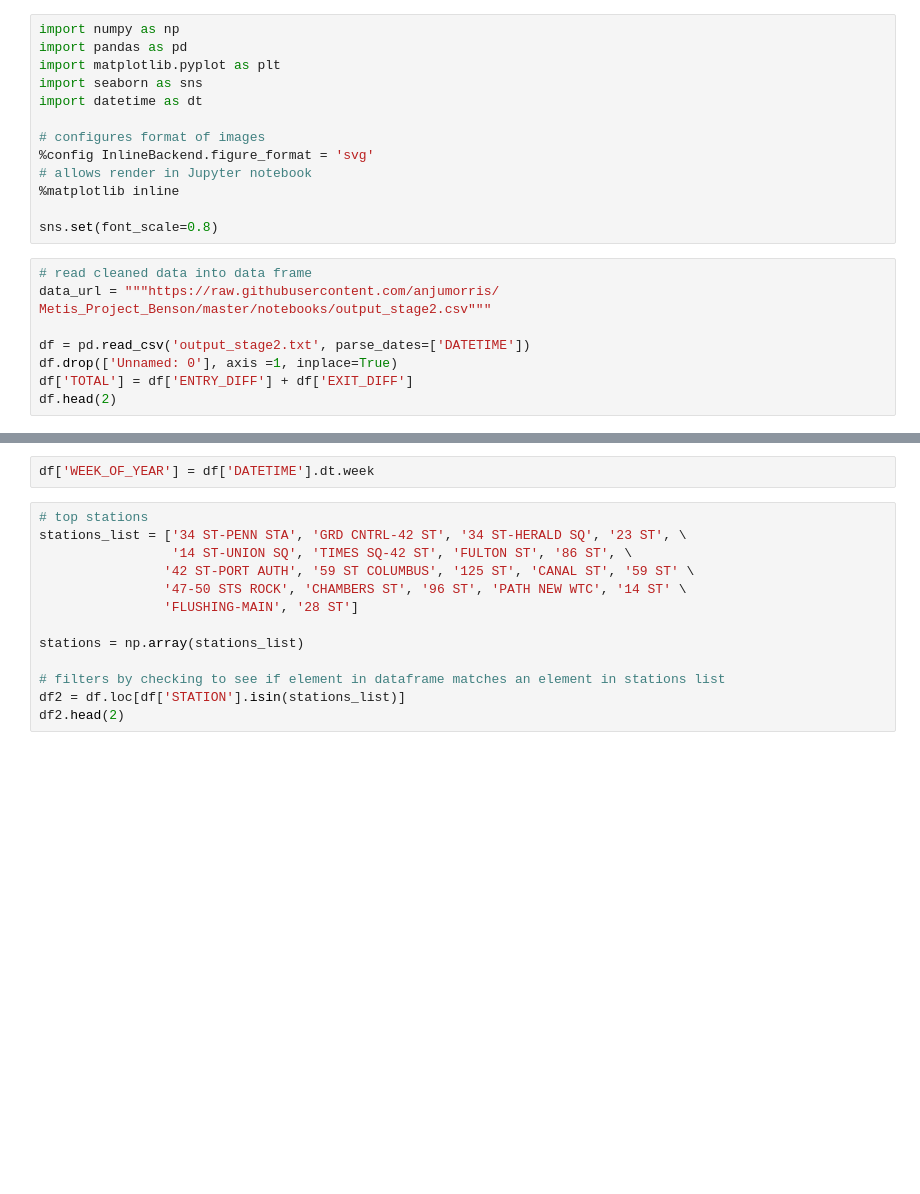
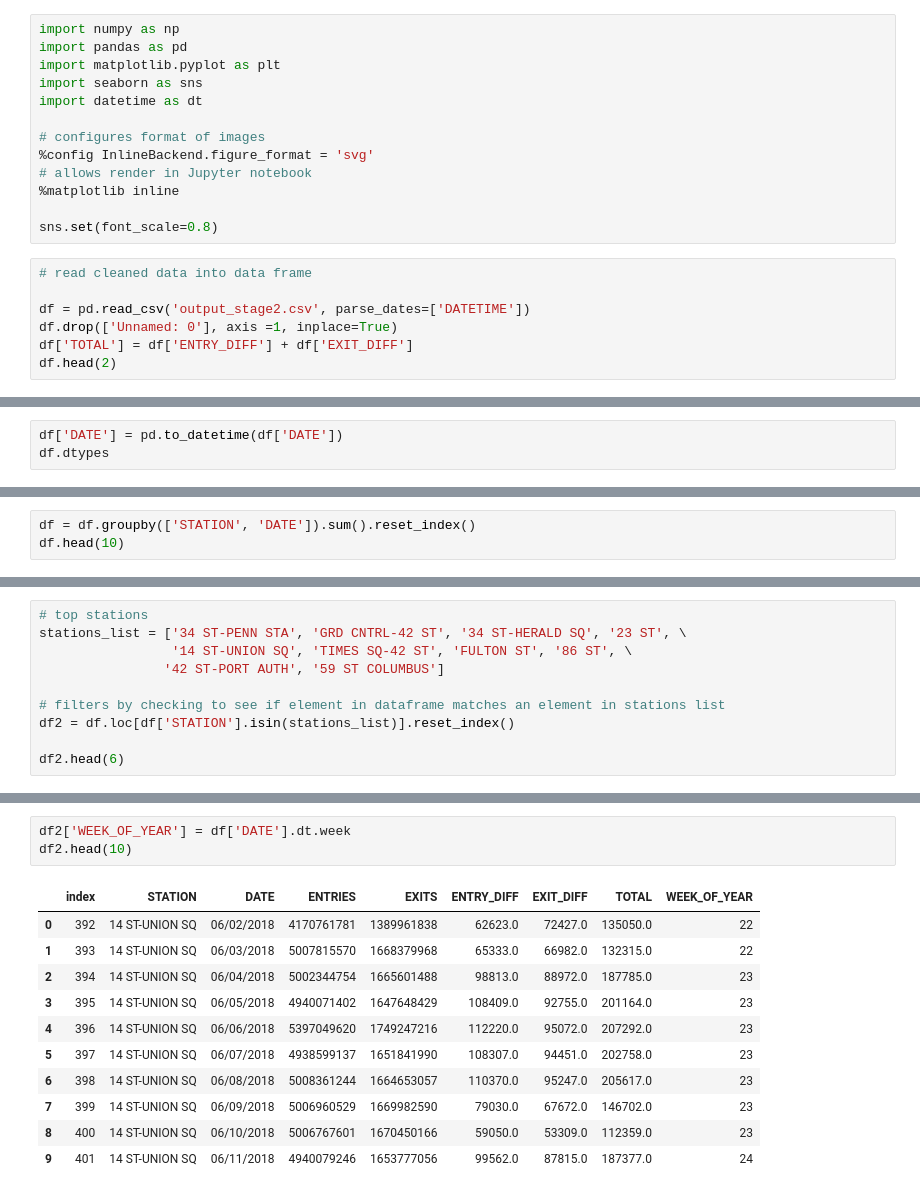
Before and after one commit to anjumorris/Project_Benson, a Jupyter notebook: notebooks/benson_heatmap.ipynb, the cells around one changed output, grey strips where cells are left out. Cells and saved outputs as stored; diff of their text form; blank space fills up the shorter version.

Commit message:
fixed total entries and exits calculation

```diff
--- a/notebooks/benson_heatmap.ipynb
+++ b/notebooks/benson_heatmap.ipynb
@@ -13,10 +13,8 @@ import datetime as dt
 sns.set(font_scale=0.8)
 # %%
 # read cleaned data into data frame
-data_url = """https://raw.githubusercontent.com/anjumorris/
-Metis_Project_Benson/master/notebooks/output_stage2.csv"""
 
-df = pd.read_csv('output_stage2.txt', parse_dates=['DATETIME'])
+df = pd.read_csv('output_stage2.csv', parse_dates=['DATETIME'])
 df.drop(['Unnamed: 0'], axis =1, inplace=True)
 df['TOTAL'] = df['ENTRY_DIFF'] + df['EXIT_DIFF']
 df.head(2)
@@ -22,0 +36,3 @@ df.head(2)
+# %%
+df['DATE'] = pd.to_datetime(df['DATE'])
+df.dtypes
@@ -22,0 +48,3 @@ df.head(2)
+# %%
+df = df.groupby(['STATION', 'DATE']).sum().reset_index()
+df.head(10)
@@ -22,0 +63,10 @@ df.head(2)
+# %%
+# top stations
+stations_list = ['34 ST-PENN STA', 'GRD CNTRL-42 ST', '34 ST-HERALD SQ', '23 ST', \
+                 '14 ST-UNION SQ', 'TIMES SQ-42 ST', 'FULTON ST', '86 ST', \
+                '42 ST-PORT AUTH', '59 ST COLUMBUS']
+
+# filters by checking to see if element in dataframe matches an element in stations list
+df2 = df.loc[df['STATION'].isin(stations_list)].reset_index()
+
+df2.head(6)
@@ -23,17 +81,17 @@ df.head(2)
 # %%
-df['WEEK_OF_YEAR'] = df['DATETIME'].dt.week
+df2['WEEK_OF_YEAR'] = df['DATE'].dt.week
+df2.head(10)
+# %% [output]
+|  | index | STATION | DATE | ENTRIES | EXITS | ENTRY_DIFF | EXIT_DIFF | TOTAL | WEEK_OF_YEAR |
+| 0 | 392 | 14 ST-UNION SQ | 06/02/2018 | 4170761781 | 1389961838 | 62623.0 | 72427.0 | 135050.0 | 22 |
+| 1 | 393 | 14 ST-UNION SQ | 06/03/2018 | 5007815570 | 1668379968 | 65333.0 | 66982.0 | 132315.0 | 22 |
+| 2 | 394 | 14 ST-UNION SQ | 06/04/2018 | 5002344754 | 1665601488 | 98813.0 | 88972.0 | 187785.0 | 23 |
+| 3 | 395 | 14 ST-UNION SQ | 06/05/2018 | 4940071402 | 1647648429 | 108409.0 | 92755.0 | 201164.0 | 23 |
+| 4 | 396 | 14 ST-UNION SQ | 06/06/2018 | 5397049620 | 1749247216 | 112220.0 | 95072.0 | 207292.0 | 23 |
+| 5 | 397 | 14 ST-UNION SQ | 06/07/2018 | 4938599137 | 1651841990 | 108307.0 | 94451.0 | 202758.0 | 23 |
+| 6 | 398 | 14 ST-UNION SQ | 06/08/2018 | 5008361244 | 1664653057 | 110370.0 | 95247.0 | 205617.0 | 23 |
+| 7 | 399 | 14 ST-UNION SQ | 06/09/2018 | 5006960529 | 1669982590 | 79030.0 | 67672.0 | 146702.0 | 23 |
+| 8 | 400 | 14 ST-UNION SQ | 06/10/2018 | 5006767601 | 1670450166 | 59050.0 | 53309.0 | 112359.0 | 23 |
+| 9 | 401 | 14 ST-UNION SQ | 06/11/2018 | 4940079246 | 1653777056 | 99562.0 | 87815.0 | 187377.0 | 24 |
-# %%
-# top stations
-stations_list = ['34 ST-PENN STA', 'GRD CNTRL-42 ST', '34 ST-HERALD SQ', '23 ST', \
-                 '14 ST-UNION SQ', 'TIMES SQ-42 ST', 'FULTON ST', '86 ST', \
-                '42 ST-PORT AUTH', '59 ST COLUMBUS', '125 ST', 'CANAL ST', '59 ST' \
-                '47-50 STS ROCK', 'CHAMBERS ST', '96 ST', 'PATH NEW WTC', '14 ST' \
-                'FLUSHING-MAIN', '28 ST']
-
-stations = np.array(stations_list)
-
-# filters by checking to see if element in dataframe matches an element in stations list
-df2 = df.loc[df['STATION'].isin(stations_list)]
-df2.head(2)
 # %%
 # create data frame for visualization
```
Also changed, not shown: parts of 8 cells of this notebook.
